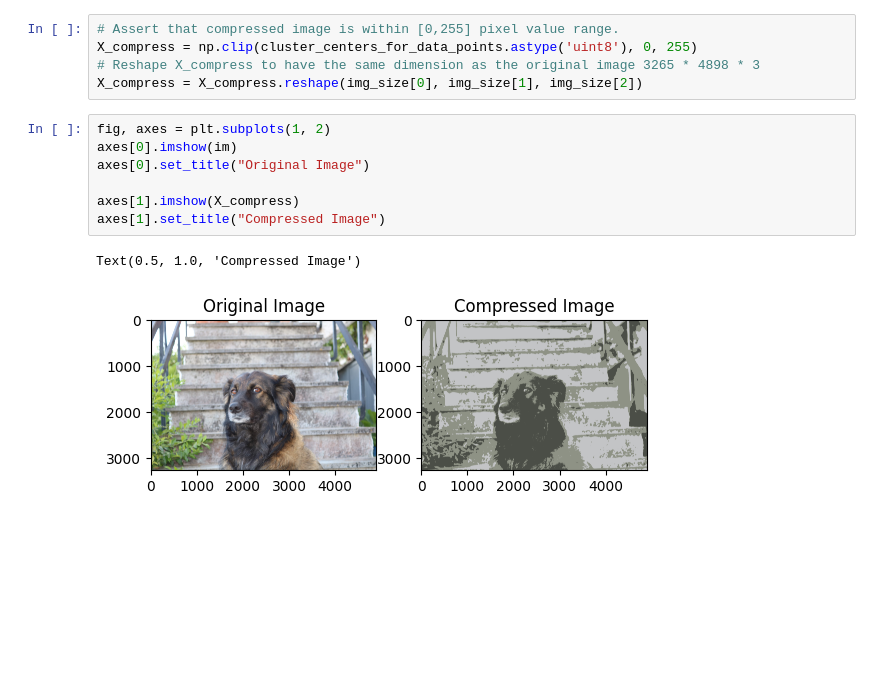
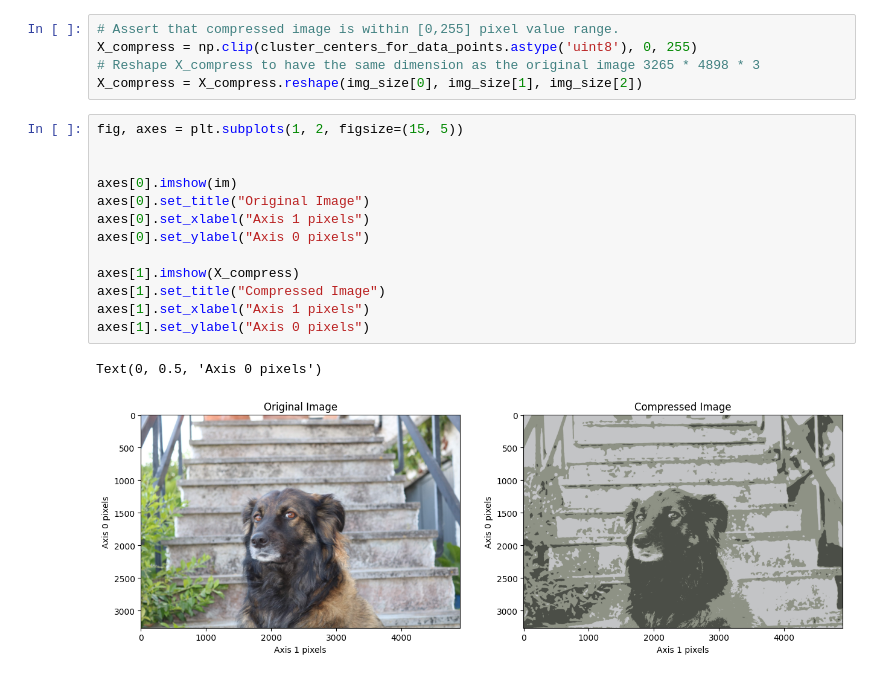
Before and after one commit to Cyrkryta/UCPH-ITDS-Assignments, a Jupyter notebook: Assignment-3/assignment3.ipynb, the cells around one changed output. Cells and saved outputs as stored; diff of their text form; blank space fills up the shorter version.

```diff
--- a/Assignment-3/assignment3.ipynb
+++ b/Assignment-3/assignment3.ipynb
@@ -219,12 +224,18 @@ X_compress = np.clip(cluster_centers_for_data_points.astype('uint8'), 0, 255)
 # Reshape X_compress to have the same dimension as the original image 3265 * 4898 * 3
 X_compress = X_compress.reshape(img_size[0], img_size[1], img_size[2])
 # %%
-fig, axes = plt.subplots(1, 2)
+fig, axes = plt.subplots(1, 2, figsize=(15, 5))
+
+
 axes[0].imshow(im)
 axes[0].set_title("Original Image")
+axes[0].set_xlabel("Axis 1 pixels")
+axes[0].set_ylabel("Axis 0 pixels")
 
 axes[1].imshow(X_compress)
 axes[1].set_title("Compressed Image")
+axes[1].set_xlabel("Axis 1 pixels")
+axes[1].set_ylabel("Axis 0 pixels")
 # %% [output]
-Text(0.5, 1.0, 'Compressed Image')
+Text(0, 0.5, 'Axis 0 pixels')
-[figure, old version]
+[figure, new version]
```
Also changed, not shown: parts of 6 cells of this notebook, 2 other files.
